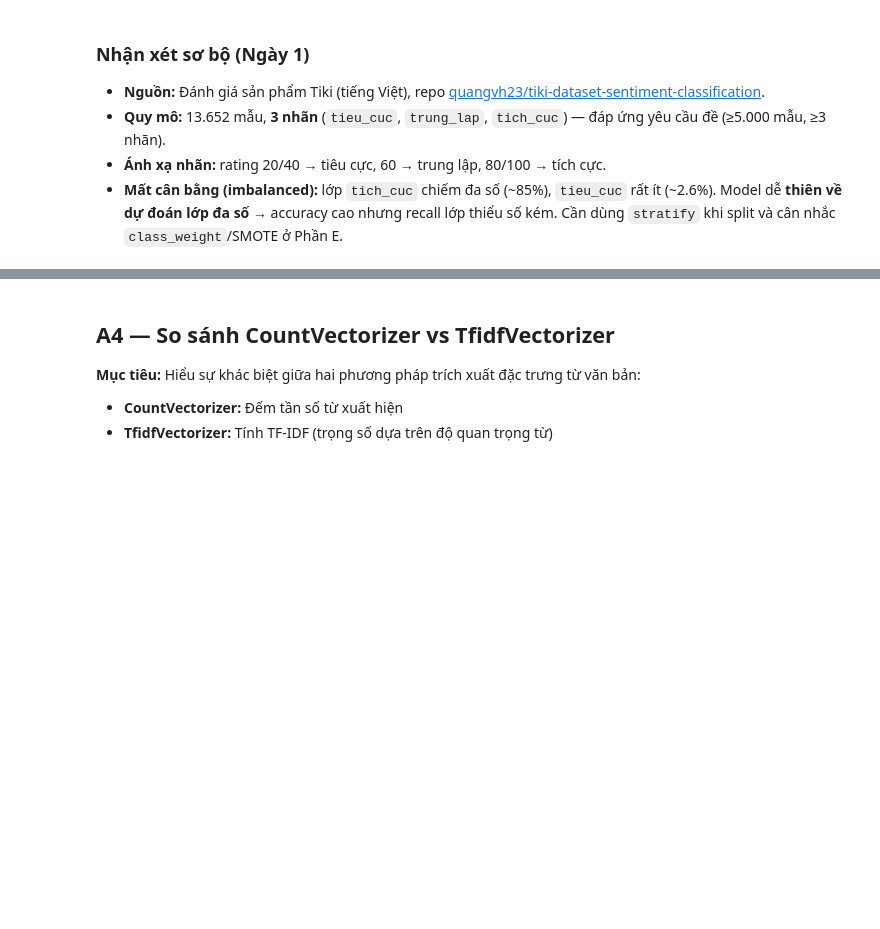
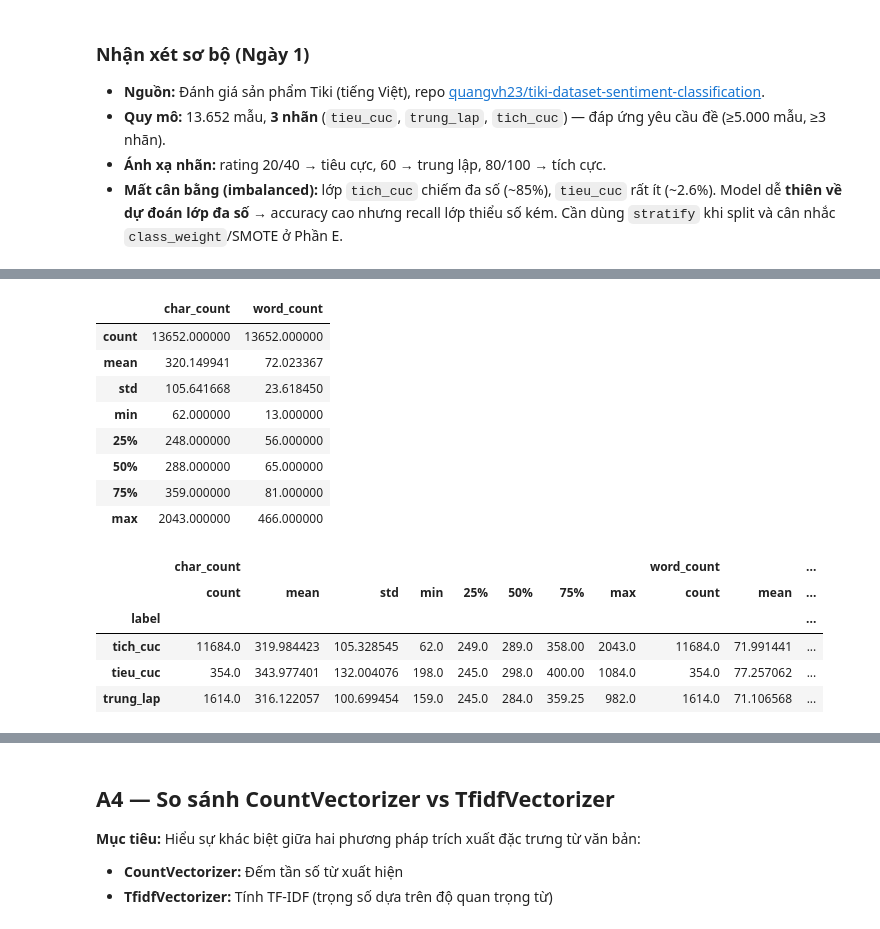
Before and after one commit to peterphenikaa/python-eda-project, a Jupyter notebook: notebook.ipynb, the cells around one changed output, grey strips where cells are left out. Saved outputs shown, nothing was run; the diff lists cells and outputs as text; code cells hidden in the pictures; blank space fills up the shorter version.

```diff
--- a/notebook.ipynb
+++ b/notebook.ipynb
@@ -88,0 +93,31 @@ display((label_counts / len(df) * 100).round(2).to_frame("percent"))
+# %%
+import matplotlib.pyplot as plt
+import seaborn as sns
+
+# 1. Đếm số ký tự (bao gồm khoảng trắng)
+df['char_count'] = df['text'].apply(lambda x: len(str(x)))
+
+# 2. Đếm số từ (word_count) bằng cách chặt câu theo khoảng trắng
+df['word_count'] = df['text'].apply(lambda x: len(str(x).split()))
+
+# Xem nhanh thống kê tổng quan
+display(df[['char_count', 'word_count']].describe())
+
+# Thống kê theo nhãn (label)
+display(df.groupby('label')[['char_count', 'word_count']].describe())
+# %% [output]
+|  | char_count | word_count |
+| count | 13652.000000 | 13652.000000 |
+| mean | 320.149941 | 72.023367 |
+| std | 105.641668 | 23.618450 |
+| min | 62.000000 | 13.000000 |
+| 25% | 248.000000 | 56.000000 |
+| 50% | 288.000000 | 65.000000 |
+| 75% | 359.000000 | 81.000000 |
+| max | 2043.000000 | 466.000000 |
+|  | char_count |  |  |  |  |  |  |  | word_count |  | ... |
+|  | count | mean | std | min | 25% | 50% | 75% | max | count | mean | ... |
+| label |  |  |  |  |  |  |  |  |  |  | ... |
+| tich_cuc | 11684.0 | 319.984423 | 105.328545 | 62.0 | 249.0 | 289.0 | 358.00 | 2043.0 | 11684.0 | 71.991441 | ... |
+| tieu_cuc | 354.0 | 343.977401 | 132.004076 | 198.0 | 245.0 | 298.0 | 400.00 | 1084.0 | 354.0 | 77.257062 | ... |
+| trung_lap | 1614.0 | 316.122057 | 100.699454 | 159.0 | 245.0 | 284.0 | 359.25 | 982.0 | 1614.0 | 71.106568 | ... |
```
Also changed, not shown: parts of 8 cells of this notebook, 1 other file.
